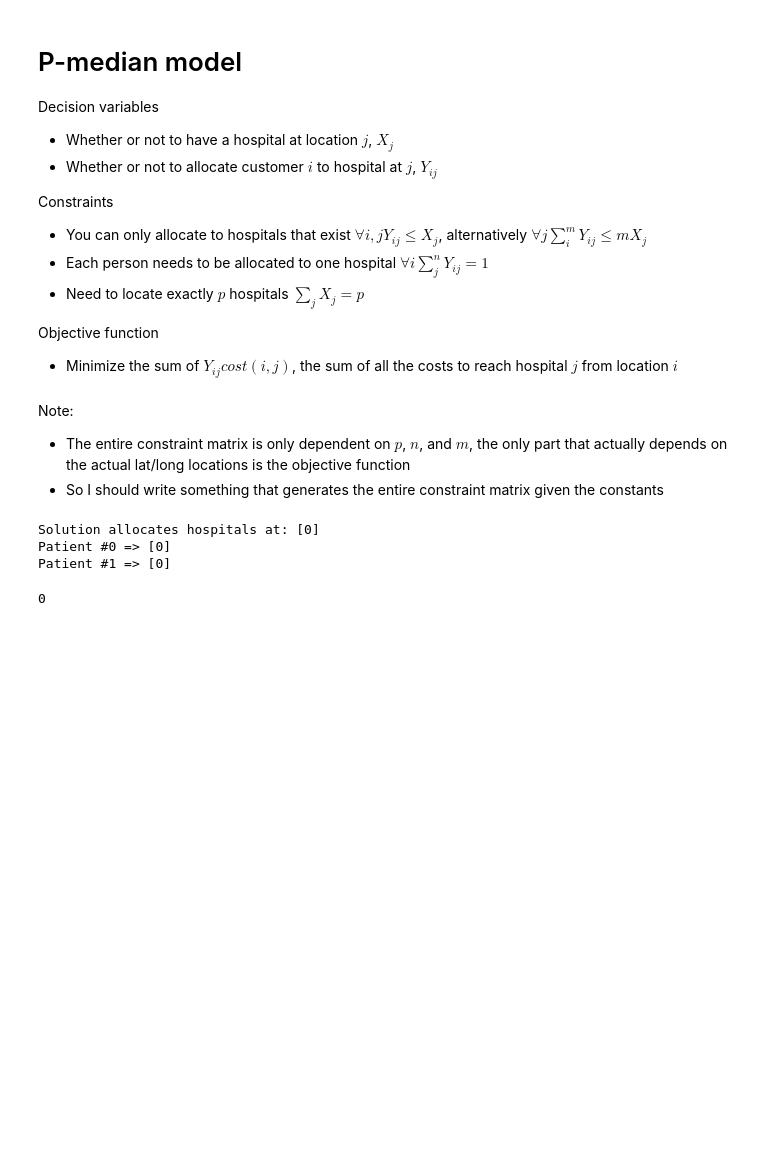
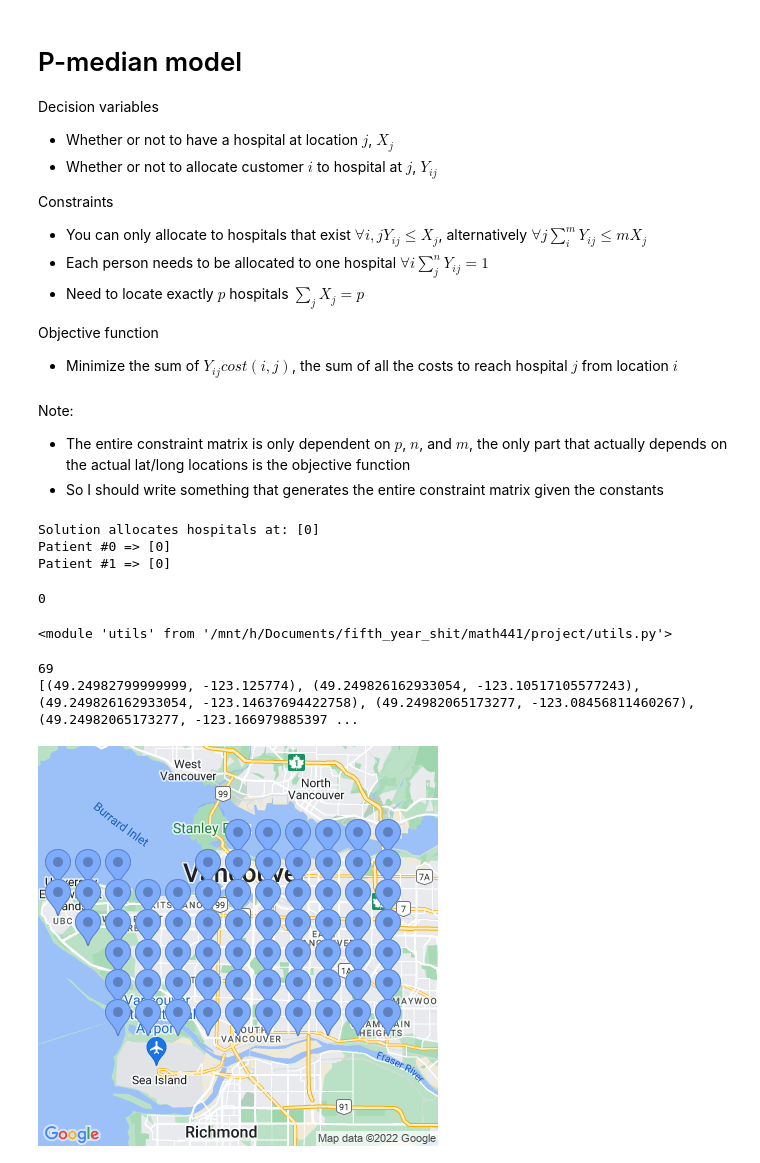
Before and after one commit to rctcwyvrn/math441-project, a Jupyter notebook: p_median.ipynb, the cells around one changed output. Drawn from its saved outputs; the diff is of its cells as text; code cells hidden in the pictures; blank space fills up the shorter version.

```diff
--- a/p_median.ipynb
+++ b/p_median.ipynb
@@ -131,4 +134,25 @@ Solution allocates hospitals at: [0]
 Patient #0 => [0]
 Patient #1 => [0]
 0
+# %%
+import utils
+import importlib
+importlib.reload(utils)
+# %% [output]
+<module 'utils' from '/mnt/h/Documents/fifth_year_shit/math441/project/utils.py'>
+# %%
+test_problem_center = (49.249828, -123.125774)
+test_problem_top_left = (49.295863, -123.270310)
+test_problem_bottom_right = (49.196127, -123.021401)
+# test_problem_bottom_right = (49.119850, -122.799905)
+test_problem_points = utils.equidistant_points(test_problem_center, test_problem_top_left, test_problem_bottom_right, height=20, width=20, unit=1.5)
+test_problem_points = list(filter(utils.is_on_land, test_problem_points))
+print(len(test_problem_points))
+print(test_problem_points[:10])
+display(utils.get_map(test_problem_center, markers=[("blue", test_problem_points)], zoom=11))
+distances = utils.straight_line_distance_matrix(test_problem_points, test_problem_points)
+# %% [output]
+69
+[(49.24982799999999, -123.125774), (49.249826162933054, -123.10517105577243), (49.249826162933054, -123.14637694422758), (49.24982065173277, -123.08456811460267), (49.24982065173277, -123.166979885397 ...
+[figure, added]
 # %%
```
Also changed, not shown: parts of 6 cells of this notebook, 5 other files.
